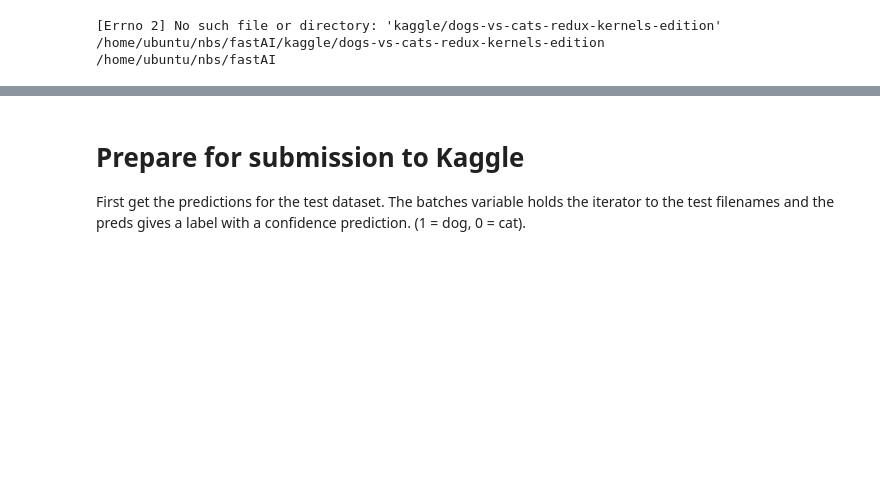
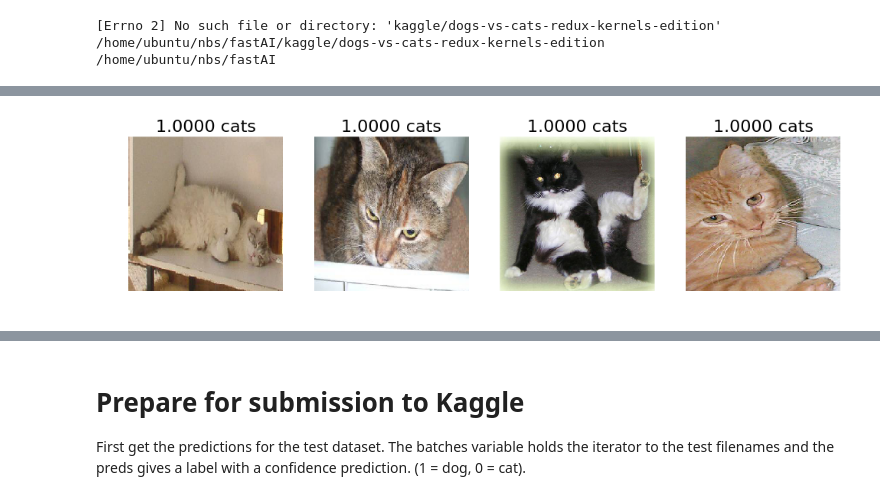
Before and after one commit to Dieleman/fastAI, a Jupyter notebook: Cats vs Dogs lesson 1.ipynb, the cells around one changed output, grey strips where cells are left out. Cells and saved outputs as stored; diff of their text form; code cells hidden in the pictures; blank space fills up the shorter version.

```diff
--- a/Cats vs Dogs lesson 1.ipynb
+++ b/Cats vs Dogs lesson 1.ipynb
@@ -12,7 +10,8 @@ from shutil import copyfile
 import numpy as np
 current_dir = os.getcwd()
 notebookPath = current_dir
-dataPath = current_dir + "/" + "kaggle" + "/" + competitionName
+dataPath = current_dir + "/" + "kaggle" + "/" + competitionName + "/"
+resultPath = dataPath + "/results/"
 # %% [markdown]
 # Prepare all the data using the kaggle-cli
 # %%
@@ -170,0 +253,7 @@ plots(img,titles=labels)
+# %%
+img=next(validationTestbatches)
+res = vgg.predict(img,True)
+labels = ['{:.4f}'.format(x) + " " + str(y) for x,y in zip(res[0],res[2])]
+plots(img,titles=labels)
+# %% [output]
+[figure, added]
```
Also changed, not shown: parts of 55 cells of this notebook.
